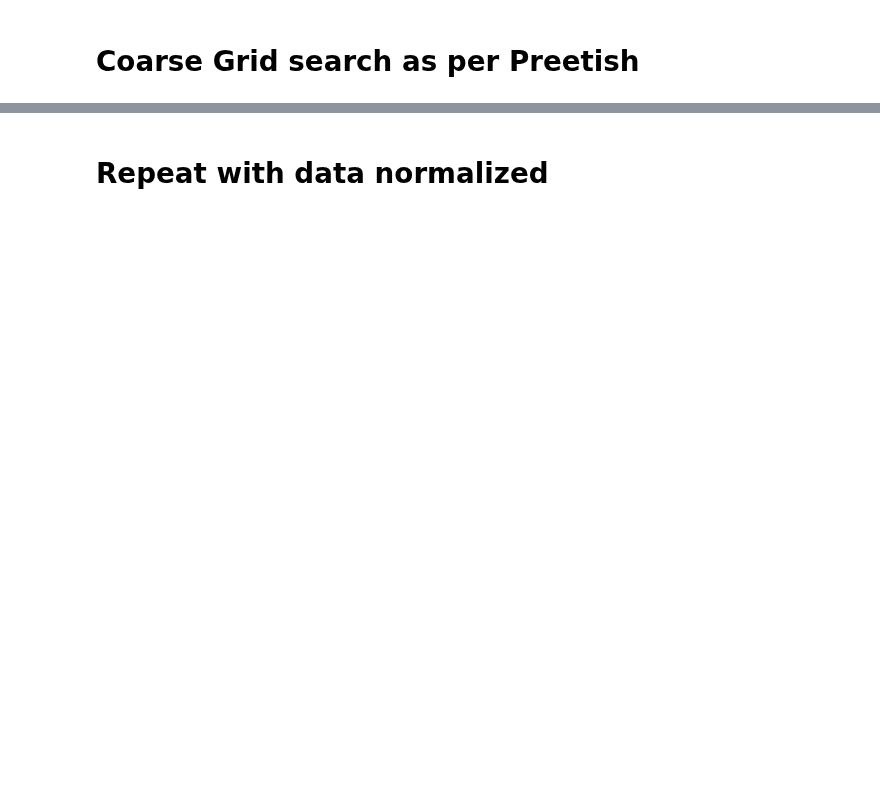
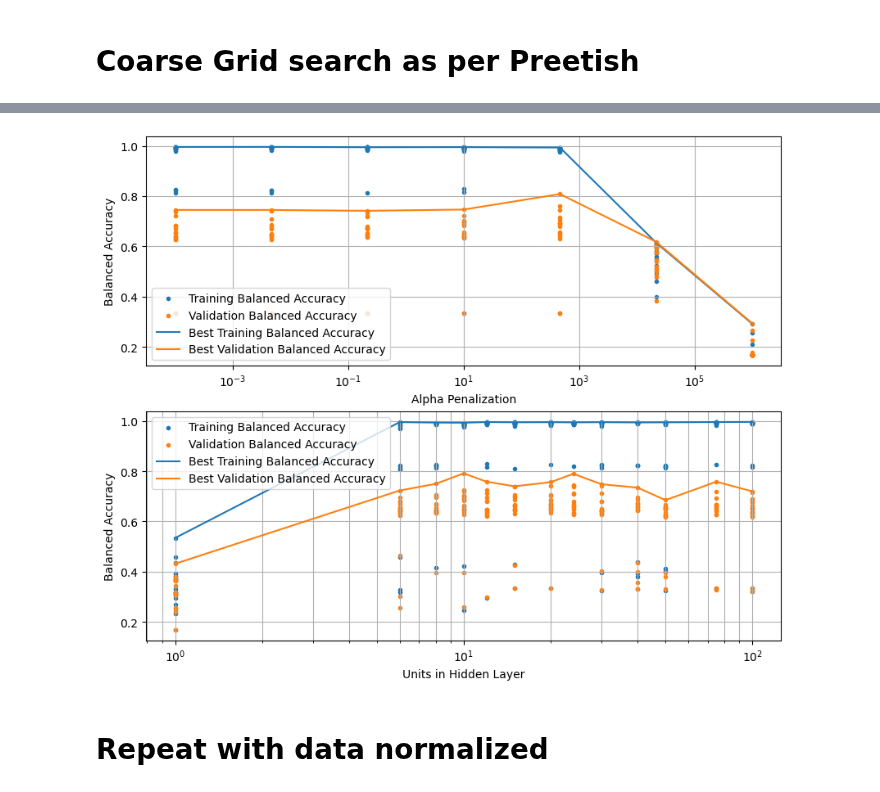
Before and after one commit to ratva/Multi-class-Image-Classification-for-Unbalanced-Fashion-Data, a Jupyter notebook: problem1B.ipynb, the cells around one changed output, grey strips where cells are left out. Cells and saved outputs as stored; diff of their text form; code cells hidden in the pictures; blank space fills up the shorter version.

Commit message:
Grid search plots

```diff
--- a/problem1B.ipynb
+++ b/problem1B.ipynb
@@ -343,0 +527,20 @@ testScore = gridRes['mean_test_score']
+# %%
+### Evaluate layersize!
+
+# Create a MLP classifier
+MLP1B_EvalHype = MLPClassifier(solver='lbfgs', activation='identity', alpha=0.012663801734674034, max_iter=43)
+# Hyperparameters distributions - regularization strength alpha
+
+layerDist = [(1,),(6,),(8,),(10,),(12,),(15,),(20,),(24,),(30,),(40,),(50,),(75,),(100,)]
+
+randStateDist = range(0,16,1)
+distEvalHype = dict(hidden_layer_sizes = layerDist, random_state=randStateDist)
+
+#Pipeline starts!
+evalHypeParamLayerPipe = sklearn.pipeline.Pipeline([
+    ('grid_search', GridSearchCV(MLP1B_EvalHype, distEvalHype, cv=my_splitter, verbose=0, error_score='raise', scoring='balanced_accuracy', return_train_score=True, refit= False, n_jobs = -1))
+])
+
+# TODO rerun with njobs = 1
+
+evalHypeParamLayerPipe.fit(x_all, y_all_df['class_name'])
@@ -344,3 +587,62 @@ testScore = gridRes['mean_test_score']
+# %%
+# Extract Alpha data for plotting
+alphaRes = evalHypeParamAlphaPipe['grid_search'].cv_results_
+# reshape to rows of one alpha, with columns of different random seeds
+alphaScoreTrainReshape = alphaRes['mean_train_score'].reshape((len(alphaDist),16))
+alphaScoreValReshape = alphaRes['mean_test_score'].reshape((len(alphaDist),16))
+
+# Select best runs for each alpha
+alpha_Train = np.max(alphaScoreTrainReshape,axis=1)
+alpha_Val = np.max(alphaScoreValReshape,axis=1)
+# Make second alphaDist to be used for scatter plot (i.e. values repeated for each rand state)
+alphaDistRep = alphaRes['param_alpha']
+
+# Extract layer data for plotting
+layerRes = evalHypeParamLayerPipe['grid_search'].cv_results_
+# reshape to rows of one layer size, with columns of different random seeds
+layerScoreTrainReshape = layerRes['mean_train_score'].reshape((len(layerDist),16))
+layerScoreValReshape = layerRes['mean_test_score'].reshape((len(layerDist),16))
+
+# Select best runs for each layer size
+layer_Train = np.max(layerScoreTrainReshape,axis=1)
+layer_Val = np.max(layerScoreValReshape,axis=1)
+# Make second layerDist to be used for scatter plot (i.e. values repeated for each rand state)
+layerDistUnpack = [e for e, in layerDist]
+layerDistRep = np.repeat(layerDistUnpack,16)
+
+# # Extract max_iter data for plotting
+# IterVars = evalHypeParamIterPipe['cross validation'].cv_results_
+
+# Iter_Train = IterVars['mean_train_score']
+# Iter_Val = IterVars['mean_test_score']
+# Iter_TrainFolds = np.vstack((IterVars['split0_train_score'], IterVars['split1_train_score'], IterVars['split2_train_score'], IterVars['split3_train_score'], IterVars['split4_train_score']))
+# Iter_ValFolds = np.vstack((IterVars['split0_test_score'], IterVars['split1_test_score'], IterVars['split2_test_score'], IterVars['split3_test_score'], IterVars['split4_test_score']))
+# IterDistFolds = np.tile(maxIterDist, (numFolds,1))
+
+# Plot accuracy vs C and max_iter hyperparameters
+
+fig, (ax1, ax2) = plt.subplots(2,1, figsize=(10,8))
+ax1.scatter(alphaDistRep, alphaRes['mean_train_score'], label='Training Balanced Accuracy',marker='.')
+ax1.scatter(alphaDistRep, alphaRes['mean_test_score'], label='Validation Balanced Accuracy',marker='.')
+ax1.plot(alphaDist, alpha_Train, label='Best Training Balanced Accuracy')
+ax1.plot(alphaDist, alpha_Val, label='Best Validation Balanced Accuracy')
+ax1.legend()
+ax1.set_xlabel('Alpha Penalization')
+ax1.set_ylabel('Balanced Accuracy')
+ax1.set_xscale('log')
+ax1.grid(which='both')
+
+ax2.scatter(layerDistRep, layerRes['mean_train_score'], label='Training Balanced Accuracy',marker='.')
+ax2.scatter(layerDistRep, layerRes['mean_test_score'], label='Validation Balanced Accuracy',marker='.')
+ax2.plot(layerDistUnpack, layer_Train, label='Best Training Balanced Accuracy')
+ax2.plot(layerDistUnpack, layer_Val, label='Best Validation Balanced Accuracy')
+ax2.legend()
+ax2.set_xlabel('Units in Hidden Layer')
+ax2.set_ylabel('Balanced Accuracy')
+ax2.set_xscale('log')
+ax2.grid(which='both')
+# %% [output]
+[figure, added]
 # %% [markdown]
 # Repeat with data normalized
 # %%
```
Also changed, not shown: parts of 19 cells of this notebook.
